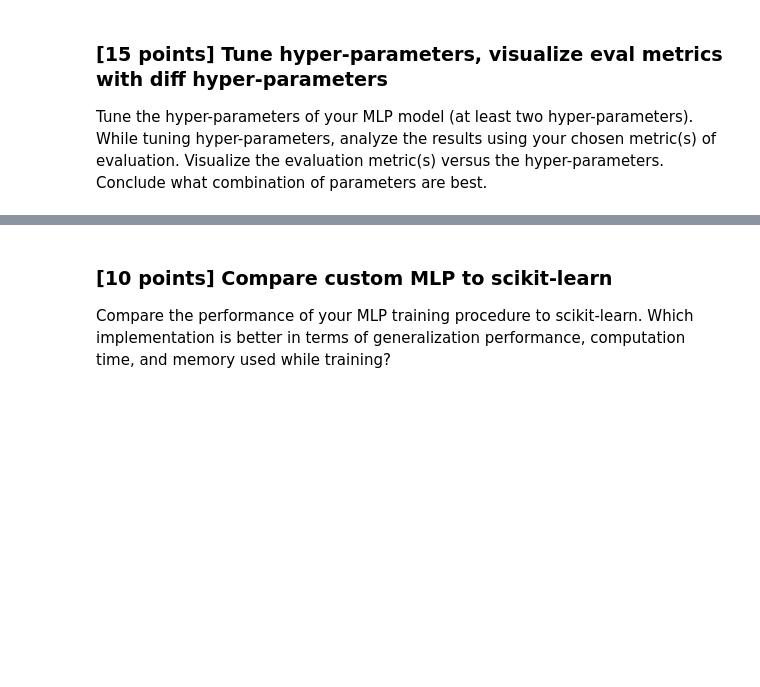
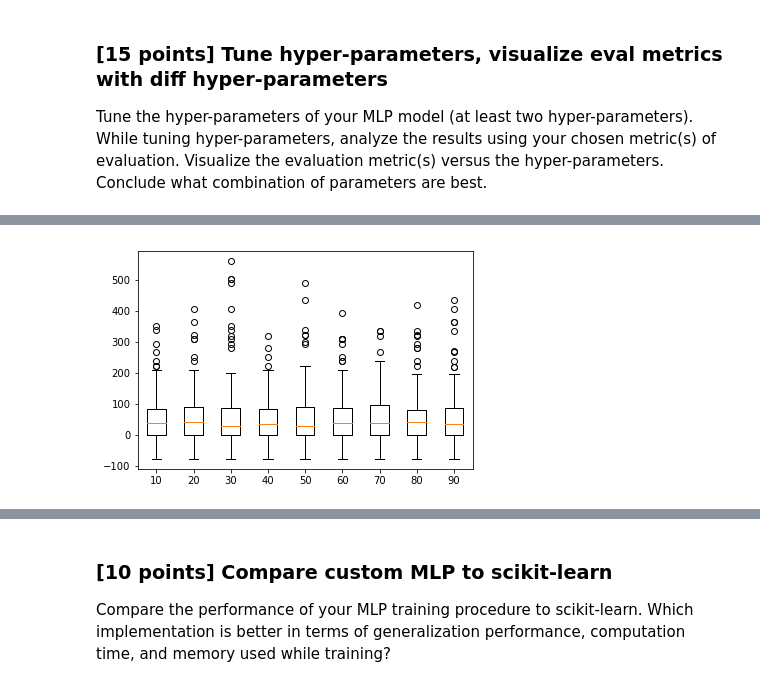
Before and after one commit to CT-Kyle/ML-Labs, a Jupyter notebook: lab5/lab5_David.ipynb, the cells around one changed output, grey strips where cells are left out. Cells and saved outputs as stored; diff of their text form; code cells hidden in the pictures; blank space fills up the shorter version.

```diff
--- a/lab5/lab5_David.ipynb
+++ b/lab5/lab5_David.ipynb
@@ -208,7 +182,7 @@ Choose and explain what metric(s) you will use to evaluate your algorithm’s ge
 # %%
 from sklearn.metrics import confusion_matrix
 
-cost_matrix = np.array([-1,10,70,100,3,-1,10,70,7,3,-1,10,10,7,3,-1]) #give a reason for why these numbers chosen
+cost_matrix = np.array([-1,10, 14,20,2,-1,10,14,4,2,-1,10,6,4,2,-1]) #give a reason for why these numbers chosen
 cost_matrix = cost_matrix.reshape(4,4)
 print(cost_matrix)
 # %% [output]
@@ -595,8 +450,7 @@ class TLPReLu(TLPDropout):
 # %%
 class TLPWrapper(object):
-    def __init__(self, cost_func="quad", activation="none",**kwds):
+    def __init__(self, cost_func="quad",**kwds):
         self.cost_func = cost_func    #quad or cross_ent
-        self.activation = activation
         if self.cost_func == "cross_ent":
             self.neural = TLPMiniBatchCrossEntropy(**kwds)
         elif self.cost_func == "quad":
@@ -610,3 +464,29 @@ class TLPWrapper(object):
 # %% [markdown]
 ### [15 points] Tune hyper-parameters, visualize eval metrics with diff hyper-parameters
 Tune the hyper-parameters of your MLP model (at least two hyper-parameters). While tuning hyper-parameters, analyze the results using your chosen metric(s) of evaluation. Visualize the evaluation metric(s) versus the hyper-parameters. Conclude what combination of parameters are best.
+# %%
+%%time
+#Tuning hidden neurons
+hidden_confusion_list = []
+neuron_list = []
+for x in range(10, 100, 10):
+    neuron_list.append(x)
+    cross_ent_confusion = []
+    vals = {'n_hidden': x,
+             'C':0.0, 'epochs':50, 'eta':0.001,
+             'alpha':0.0, 'decrease_const':1e-5, 'minibatches':128,
+            'shuffle':True,'random_state':1, 'nonlinear': 'sigmoid'}
+    for train_index, test_index in cv.split(X, y):
+
+        X_train = X[train_index]
+        X_test = X[test_index]
+        y_train, y_test = y[train_index], y[test_index]
+
+        cross_ent_nn = TLPWrapper(cost_func="cross_ent", **vals)
+
+        cross_ent_nn.fit(X_train, y_train)
+
+        yhat = cross_ent_nn.predict(X_test)
+        cross_ent_confusion.append(confusion_matrix(y_test, yhat)*cost_matrix)
+
+    hidden_confusion_list.append(cross_ent_confusion)
@@ -612,0 +495,10 @@ Tune the hyper-parameters of your MLP model (at least two hyper-parameters). Whi
+# %%
+%matplotlib inline
+
+import matplotlib.pyplot as plt
+
+plt.figure()
+plt.boxplot(hidden_confusion_list, labels=neuron_list)
+plt.show()
+# %% [output]
+[figure, added]
```
Also changed, not shown: parts of 12 cells of this notebook.
